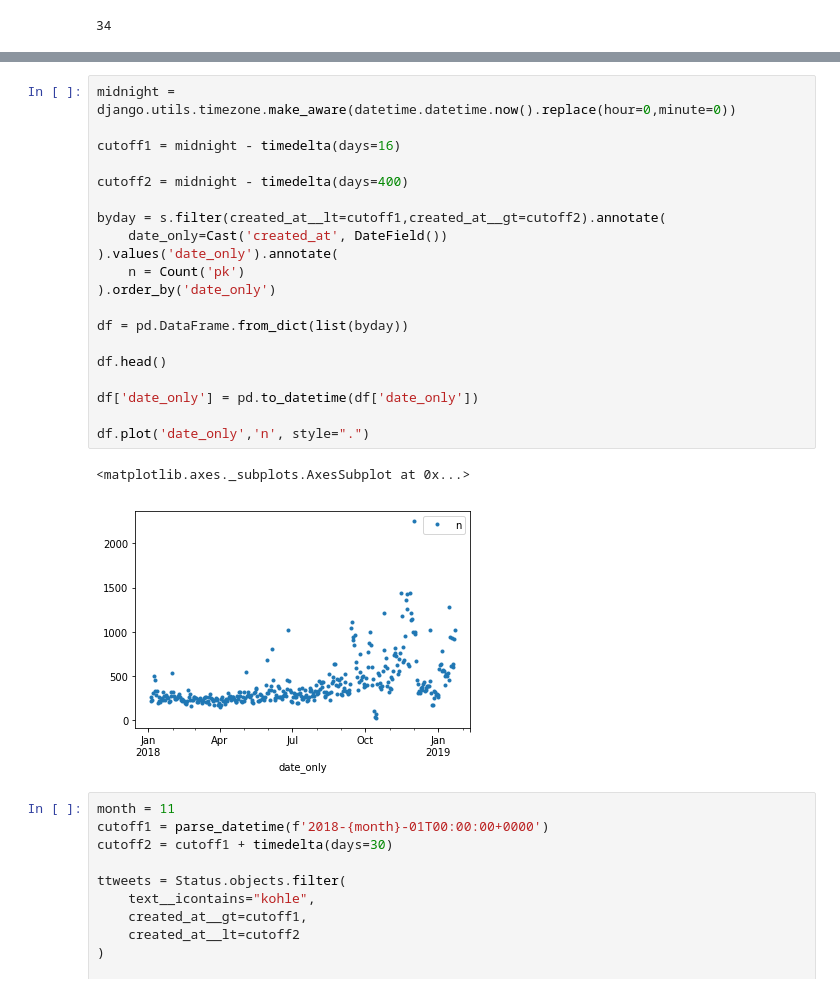
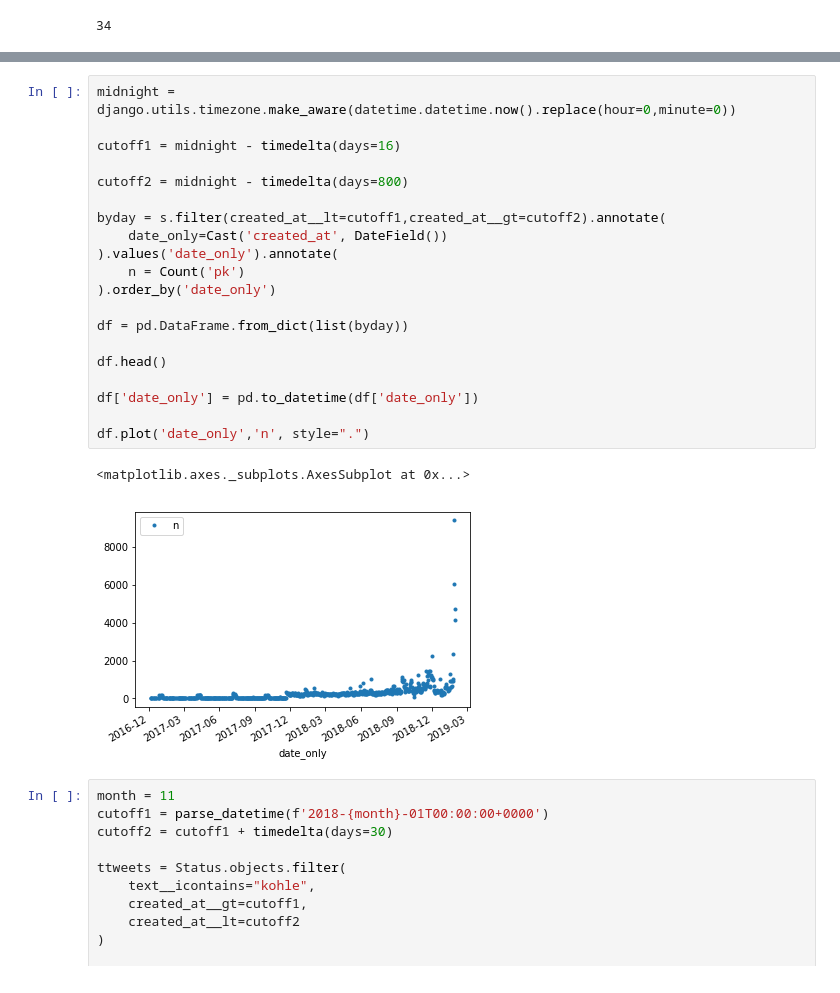
Before and after one commit to mcc-apsis/coal-discourse, a Jupyter notebook: twitter-analysis/kohle_tweets.ipynb, the cells around one changed output, grey strips where cells are left out. Saved outputs shown, nothing was run; the diff lists cells and outputs as text.

```diff
--- a/twitter-analysis/kohle_tweets.ipynb
+++ b/twitter-analysis/kohle_tweets.ipynb
@@ -96,26 +97,26 @@ df.head(30)
 # %%
 midnight = django.utils.timezone.make_aware(datetime.datetime.now().replace(hour=0,minute=0))
 
 cutoff1 = midnight - timedelta(days=16)
 
-cutoff2 = midnight - timedelta(days=400)
+cutoff2 = midnight - timedelta(days=800)
 
 byday = s.filter(created_at__lt=cutoff1,created_at__gt=cutoff2).annotate(
     date_only=Cast('created_at', DateField())
 ).values('date_only').annotate(
     n = Count('pk')
 ).order_by('date_only')
 
 df = pd.DataFrame.from_dict(list(byday))
 
 df.head()
 
 df['date_only'] = pd.to_datetime(df['date_only'])
 
 df.plot('date_only','n', style=".")
 # %% [output]
 <matplotlib.axes._subplots.AxesSubplot at 0x...>
-[figure, old version]
+[figure, new version]
 # %%
 month = 11
 cutoff1 = parse_datetime(f'2018-{month}-01T00:00:00+0000')
```
Also changed, not shown: parts of 8 cells of this notebook, 5 other files.
